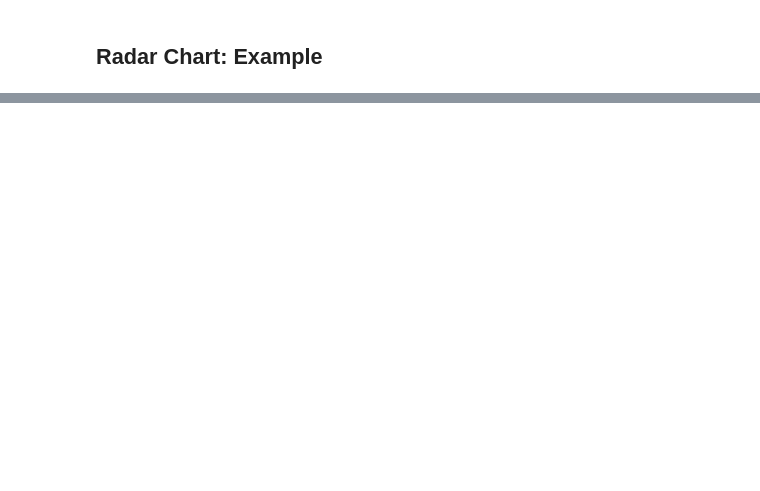
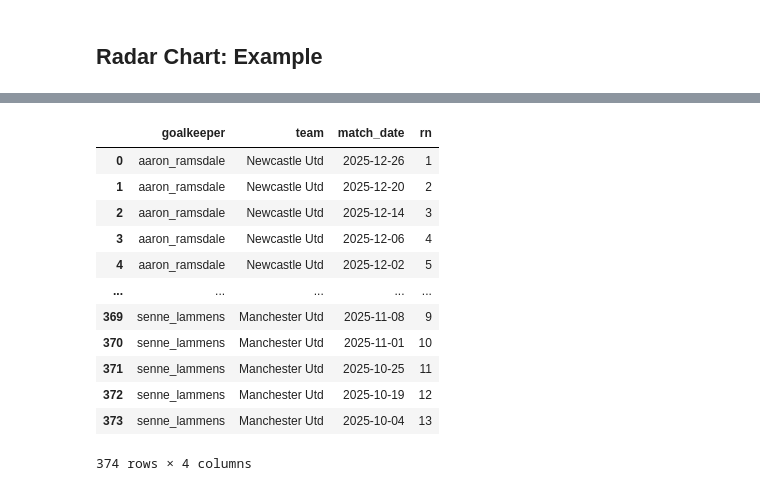
Before and after one commit to SHarrison00/gk_performance_tracker, a Jupyter notebook: notebooks/01_exploratory_data_analysis.ipynb, the cells around one changed output, grey strips where cells are left out. Drawn from its saved outputs; the diff is of its cells as text; code cells hidden in the pictures; blank space fills up the shorter version.

```diff
--- a/notebooks/01_exploratory_data_analysis.ipynb
+++ b/notebooks/01_exploratory_data_analysis.ipynb
@@ -185,0 +314,33 @@ fig.show()
+# %%
+q("""
+
+select
+    goalkeeper,
+    team,
+    match_date,
+    row_number() over (
+        partition by goalkeeper
+        order by match_date desc
+    ) as rn
+from stg_matchlogs__parsed
+where competition = 'Premier League'
+  and minutes_played > 0
+order by
+    goalkeeper,
+    rn
+
+  """)
+# %% [output]
+|  | goalkeeper | team | match_date | rn |
+| 0 | aaron_ramsdale | Newcastle Utd | 2025-12-26 | 1 |
+| 1 | aaron_ramsdale | Newcastle Utd | 2025-12-20 | 2 |
+| 2 | aaron_ramsdale | Newcastle Utd | 2025-12-14 | 3 |
+| 3 | aaron_ramsdale | Newcastle Utd | 2025-12-06 | 4 |
+| 4 | aaron_ramsdale | Newcastle Utd | 2025-12-02 | 5 |
+| ... | ... | ... | ... | ... |
+| 369 | senne_lammens | Manchester Utd | 2025-11-08 | 9 |
+| 370 | senne_lammens | Manchester Utd | 2025-11-01 | 10 |
+| 371 | senne_lammens | Manchester Utd | 2025-10-25 | 11 |
+| 372 | senne_lammens | Manchester Utd | 2025-10-19 | 12 |
+| 373 | senne_lammens | Manchester Utd | 2025-10-04 | 13 |
+374 rows × 4 columns
```
Also changed, not shown: parts of 3 cells of this notebook, 9 other files.
